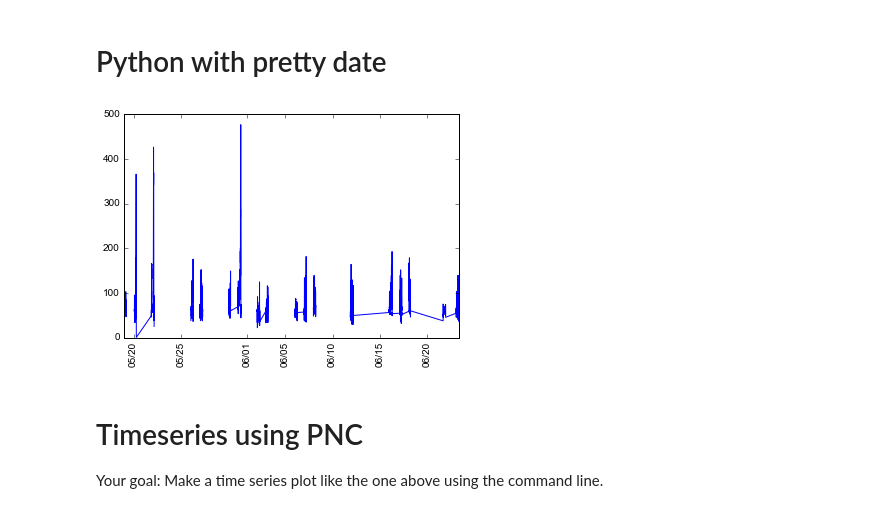
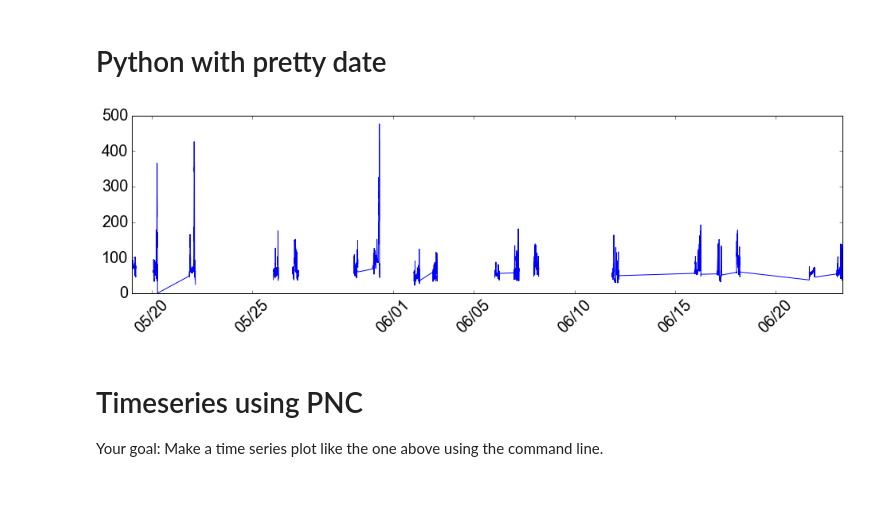
Before and after one commit to barronh/GCandPython, a Jupyter notebook: PNC_02Figures.ipynb, the cells around one changed output. Saved outputs shown, nothing was run; the diff lists cells and outputs as text; code cells hidden in the pictures.

```diff
--- a/PNC_02Figures.ipynb
+++ b/PNC_02Figures.ipynb
@@ -174,19 +217,23 @@ plot(xdate, o3);
 # %%
 import datetime
 from PseudoNetCDF import PNC
 args = PNC('--format=ffi1001', 'icartt/dc3-mrg60-dc8_merge_20120518_R7_thru20120622.ict')
 infile = args.ifiles[0]
 fdays = infile.variables['Fractional_Day']
 o3 = infile.variables['O3_ESRL']
 offset = datetime.datetime(2011, 12, 31).timestamp()
-xdate = [datetime.datetime.utcfromtimestamp(offset + fday * 24*3600) for fday in fdays]
+xdate = [datetime.datetime.utcfromtimestamp(offset + fday * 24*3600) \
+         for fday in fdays]
+figure(figsize = (16, 4))
+tick_params(axis = 'both', labelsize = 20, )
 plot(xdate, o3)
 ax = plt.gca()
 ax.xaxis.set_major_formatter(plt.matplotlib.dates.DateFormatter('%m/%d'))
-ax.xaxis.set_major_locator(plt.matplotlib.dates.DayLocator(bymonthday = [1, 5, 10, 15, 20, 25]))
-plt.setp(ax.get_xticklabels(), rotation = 90);
+ax.xaxis.set_major_locator(plt.matplotlib.dates.DayLocator(\
+                                    bymonthday = [1, 5, 10, 15, 20, 25]))
+plt.setp(ax.get_xticklabels(), rotation = 45);
 # %% [output]
-[figure, old version]
+[figure, new version]
 # %% [markdown]
 # Timeseries using PNC
 
```
Also changed, not shown: parts of 62 cells of this notebook, 4 other files.
